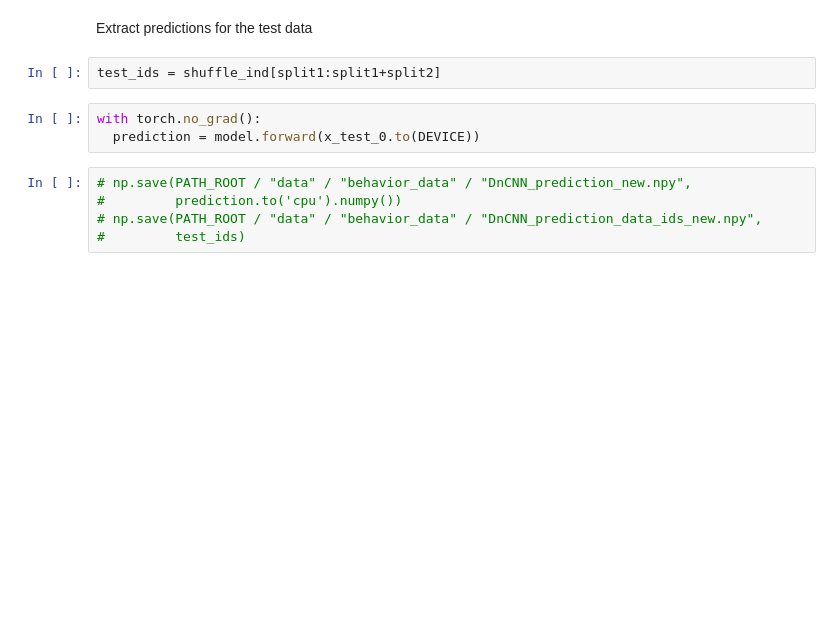
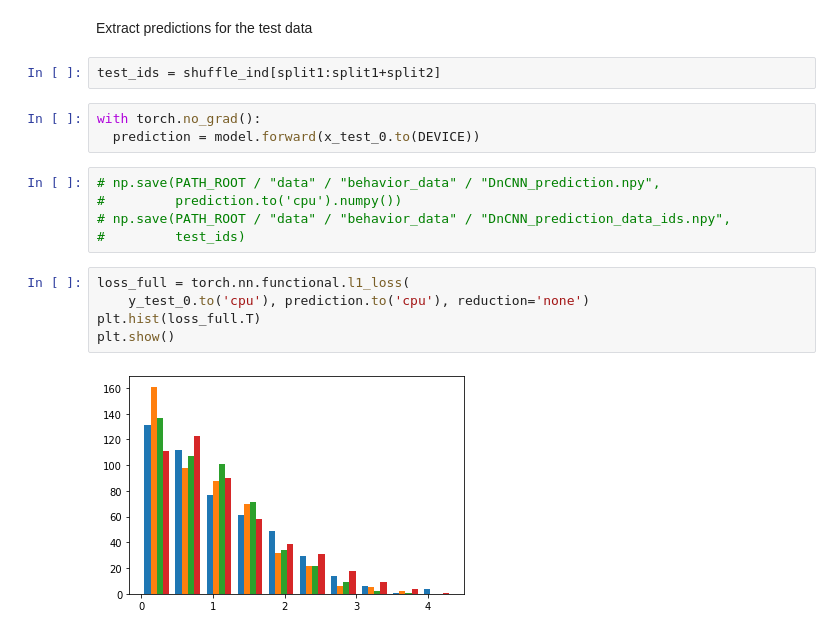
Before and after one commit to NevVerVer/Neuromatch_2022_EcoG_movements, a Jupyter notebook: models/DnCNN/DnCNN_done.ipynb, the cells around one changed output. Saved outputs shown, nothing was run; the diff lists cells and outputs as text; blank space fills up the shorter version.

```diff
--- a/models/DnCNN/DnCNN_done.ipynb
+++ b/models/DnCNN/DnCNN_done.ipynb
@@ -201,7 +204,14 @@ test_ids = shuffle_ind[split1:split1+split2]
 with torch.no_grad():
   prediction = model.forward(x_test_0.to(DEVICE))
 # %%
-# np.save(PATH_ROOT / "data" / "behavior_data" / "DnCNN_prediction_new.npy",
+# np.save(PATH_ROOT / "data" / "behavior_data" / "DnCNN_prediction.npy",
 #         prediction.to('cpu').numpy())
-# np.save(PATH_ROOT / "data" / "behavior_data" / "DnCNN_prediction_data_ids_new.npy",
+# np.save(PATH_ROOT / "data" / "behavior_data" / "DnCNN_prediction_data_ids.npy",
 #         test_ids)
+# %%
+loss_full = torch.nn.functional.l1_loss(
+    y_test_0.to('cpu'), prediction.to('cpu'), reduction='none')
+plt.hist(loss_full.T)
+plt.show()
+# %% [output]
+[figure, added]
```
Also changed, not shown: parts of 6 cells of this notebook, 1 other file.
